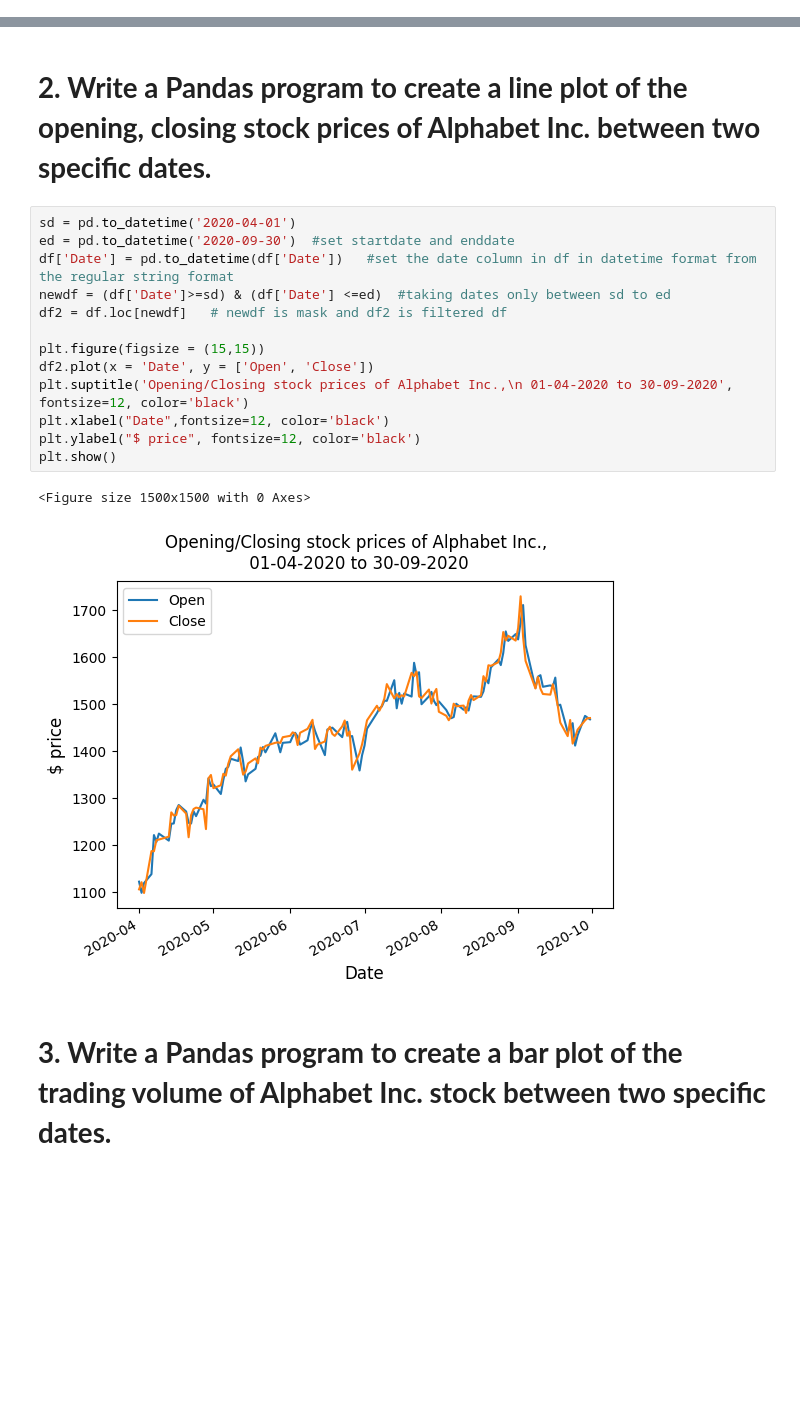
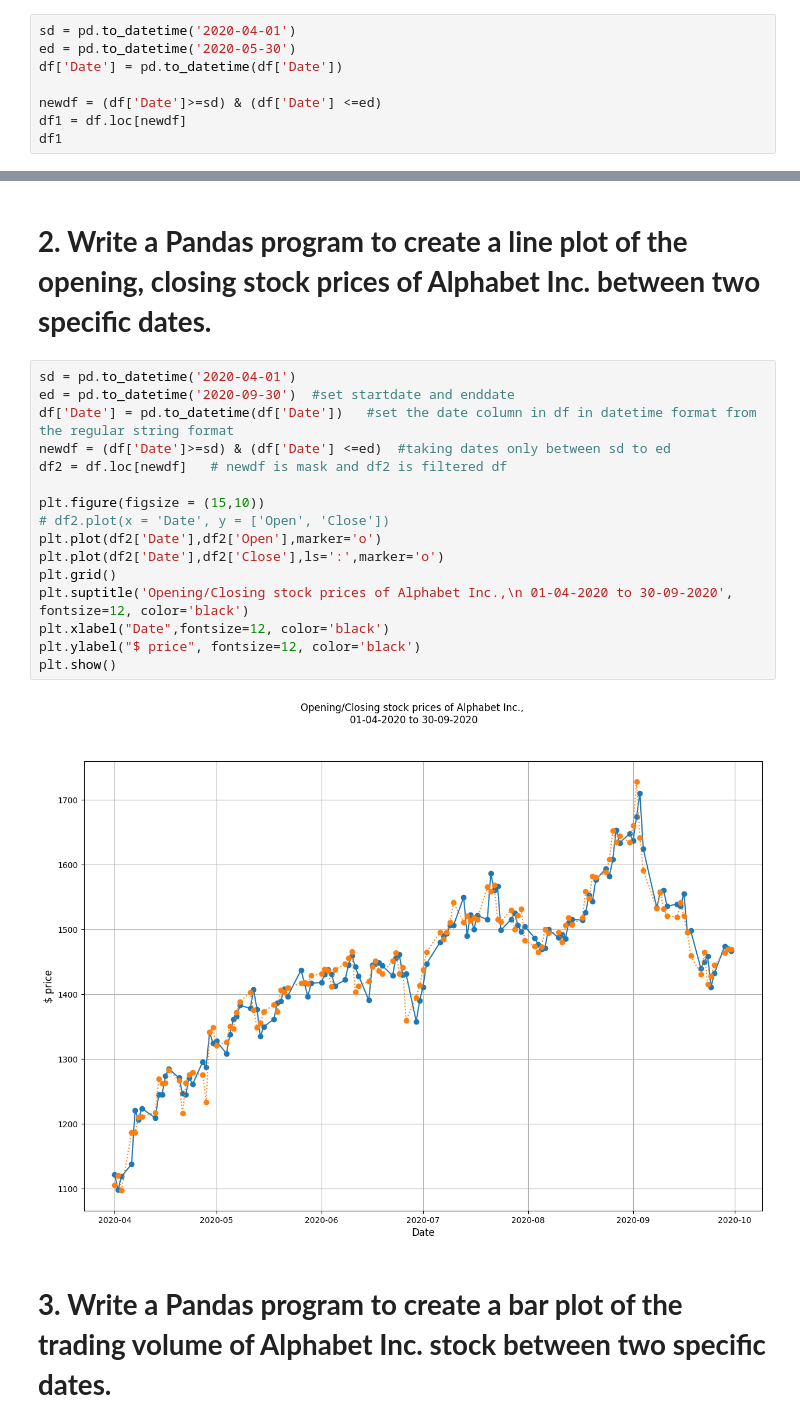
Before and after one commit to MayureshOP-max/DataAnalytics, a Jupyter notebook: Assignment_6.ipynb, the cells around one changed output, grey strips where cells are left out. Saved outputs shown, nothing was run; the diff lists cells and outputs as text; blank space fills up the shorter version.

```diff
--- a/Assignment_6.ipynb
+++ b/Assignment_6.ipynb
@@ -19,0 +33,8 @@ df.head()
+# %%
+sd = pd.to_datetime('2020-04-01')
+ed = pd.to_datetime('2020-05-30')
+df['Date'] = pd.to_datetime(df['Date'])
+
+newdf = (df['Date']>=sd) & (df['Date'] <=ed)
+df1 = df.loc[newdf]
+df1
@@ -39,19 +79,21 @@ plt.show()
 # %%
 sd = pd.to_datetime('2020-04-01')
 ed = pd.to_datetime('2020-09-30')  #set startdate and enddate
 df['Date'] = pd.to_datetime(df['Date'])   #set the date column in df in datetime format from the regular string format
 newdf = (df['Date']>=sd) & (df['Date'] <=ed)  #taking dates only between sd to ed
 df2 = df.loc[newdf]   # newdf is mask and df2 is filtered df
 
-plt.figure(figsize = (15,15))
-df2.plot(x = 'Date', y = ['Open', 'Close'])
+plt.figure(figsize = (15,10))
+# df2.plot(x = 'Date', y = ['Open', 'Close'])
+plt.plot(df2['Date'],df2['Open'],marker='o')
+plt.plot(df2['Date'],df2['Close'],ls=':',marker='o')
+plt.grid()
 plt.suptitle('Opening/Closing stock prices of Alphabet Inc.,\n 01-04-2020 to 30-09-2020', fontsize=12, color='black')
 plt.xlabel("Date",fontsize=12, color='black')
 plt.ylabel("$ price", fontsize=12, color='black')
 plt.show()
 # %% [output]
-<Figure size 1500x1500 with 0 Axes>
-[figure, old version]
+[figure, new version]
 # %% [markdown]
 # **3. Write a Pandas program to create a bar plot of the trading volume of Alphabet Inc. stock between two specific dates.**
 # %%
```
Also changed, not shown: parts of 10 cells of this notebook.
